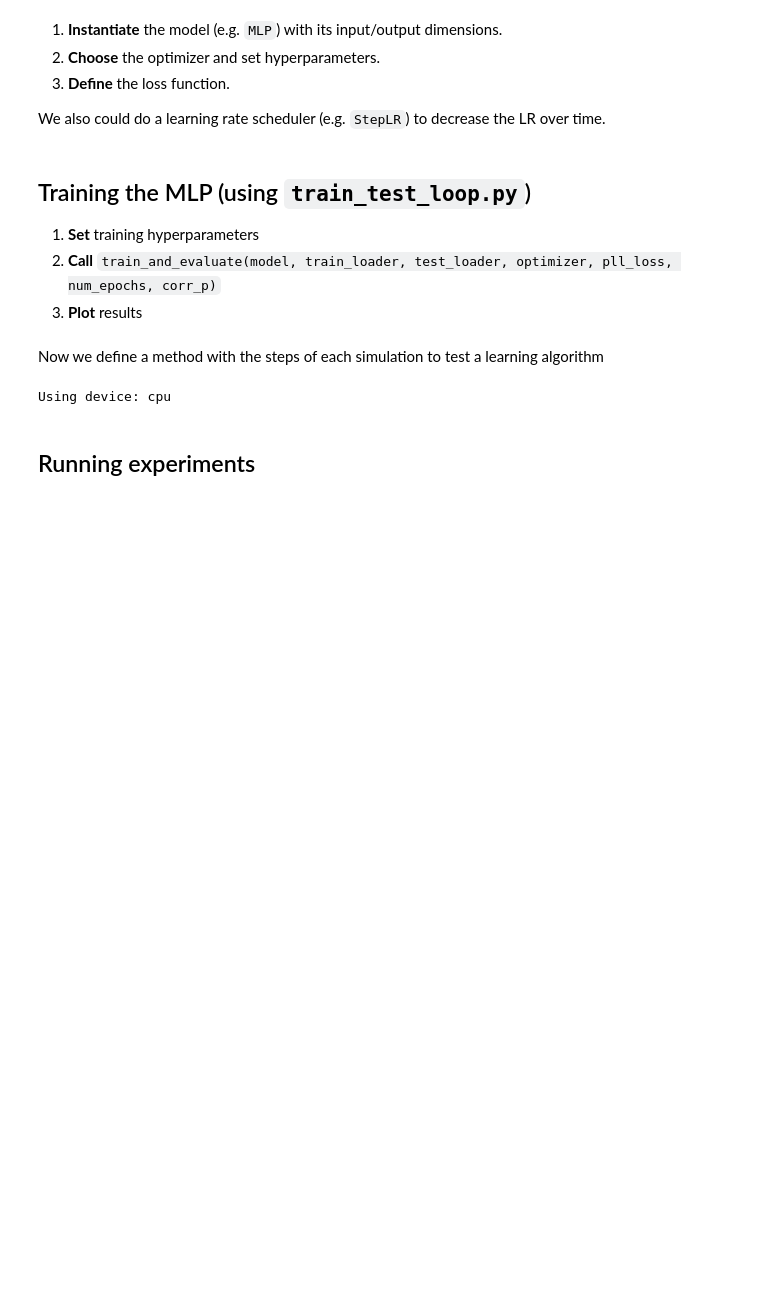
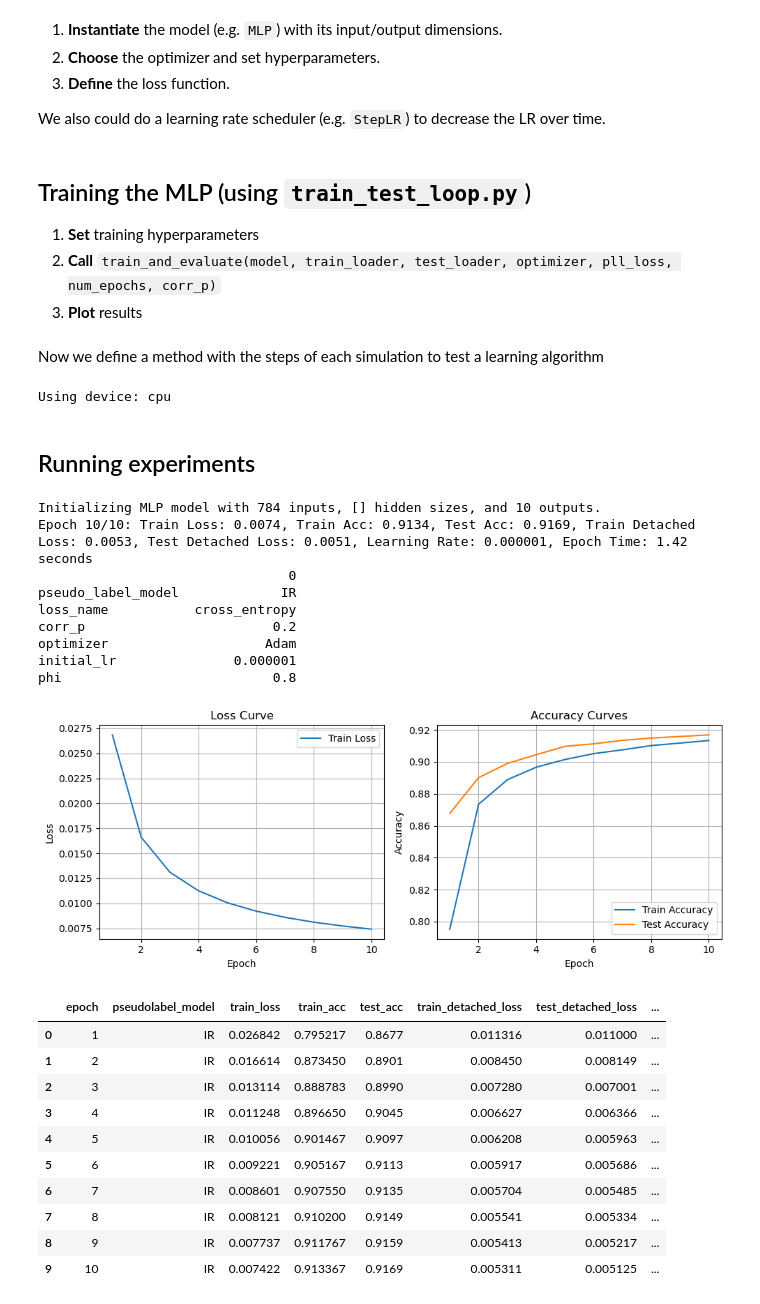
Before and after one commit to Orieus/Virtual-Labels, a Jupyter notebook: Example4pico.ipynb, the cells around one changed output. Saved outputs shown, nothing was run; the diff lists cells and outputs as text; code cells hidden in the pictures; blank space fills up the shorter version.

```diff
--- a/Example4pico.ipynb
+++ b/Example4pico.ipynb
@@ -299,6 +302,42 @@ lr = 1e-6
 Using device: cpu
 # %% [markdown]
 ## Running experiments
+# %%
+# #################
+# Testing IR Loss
+
+loss_code = "cross_entropy"
+loss = IRLoss(weakener.M, loss_code=loss_code)
+pseudolabel_model = 'IR'
+
+model, optimizer, metadata, results_df = run_simulation(
+    Data, loss, num_epochs=num_epochs, optimizer_name=optimizer_name,
+    loss_code=loss_code, pseudolabel_model=pseudolabel_model, lr=lr,
+    corr_p=corr_p)
+
+results_df.head(num_epochs)
+# %% [output]
+Initializing MLP model with 784 inputs, [] hidden sizes, and 10 outputs.
+Epoch 10/10: Train Loss: 0.0074, Train Acc: 0.9134, Test Acc: 0.9169, Train Detached Loss: 0.0053, Test Detached Loss: 0.0051, Learning Rate: 0.000001, Epoch Time: 1.42 seconds
+                                0
+pseudo_label_model             IR
+loss_name           cross_entropy
+corr_p                        0.2
+optimizer                    Adam
+initial_lr               0.000001
+phi                           0.8
+[figure, added]
+|  | epoch | pseudolabel_model | train_loss | train_acc | test_acc | train_detached_loss | test_detached_loss | ... |
+| 0 | 1 | IR | 0.026842 | 0.795217 | 0.8677 | 0.011316 | 0.011000 | ... |
+| 1 | 2 | IR | 0.016614 | 0.873450 | 0.8901 | 0.008450 | 0.008149 | ... |
+| 2 | 3 | IR | 0.013114 | 0.888783 | 0.8990 | 0.007280 | 0.007001 | ... |
+| 3 | 4 | IR | 0.011248 | 0.896650 | 0.9045 | 0.006627 | 0.006366 | ... |
+| 4 | 5 | IR | 0.010056 | 0.901467 | 0.9097 | 0.006208 | 0.005963 | ... |
+| 5 | 6 | IR | 0.009221 | 0.905167 | 0.9113 | 0.005917 | 0.005686 | ... |
+| 6 | 7 | IR | 0.008601 | 0.907550 | 0.9135 | 0.005704 | 0.005485 | ... |
+| 7 | 8 | IR | 0.008121 | 0.910200 | 0.9149 | 0.005541 | 0.005334 | ... |
+| 8 | 9 | IR | 0.007737 | 0.911767 | 0.9159 | 0.005413 | 0.005217 | ... |
+| 9 | 10 | IR | 0.007422 | 0.913367 | 0.9169 | 0.005311 | 0.005125 | ... |
 # %%
 # #################
 # Testing PiCO Loss
```
Also changed, not shown: parts of 13 cells of this notebook, 2 other files.
